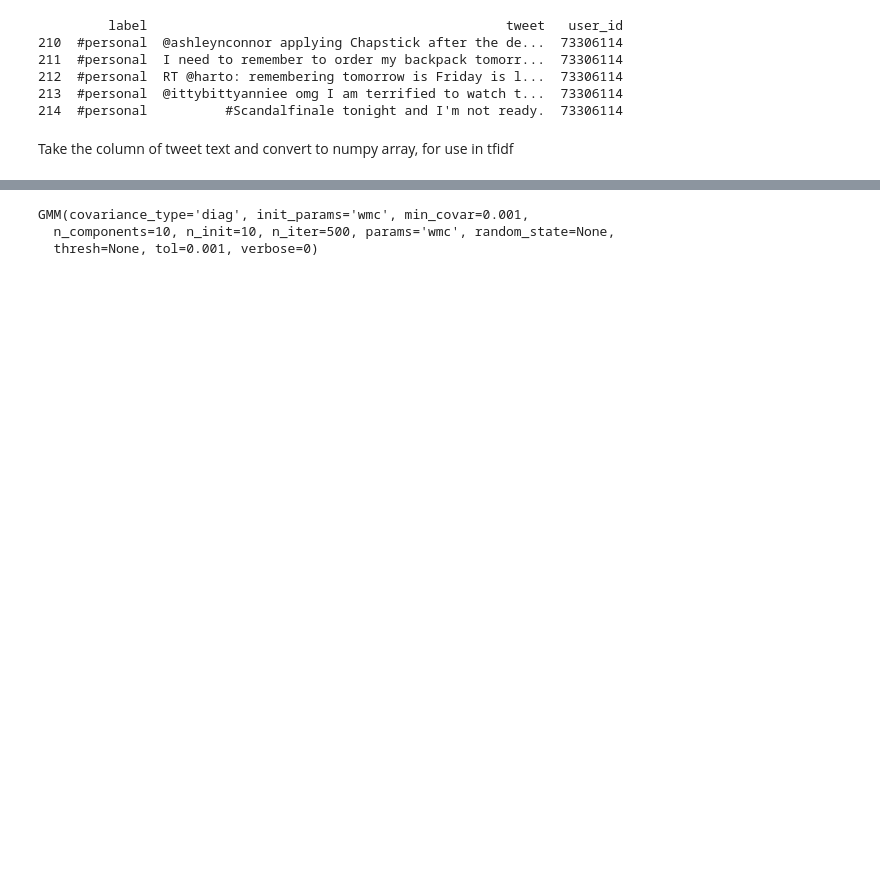
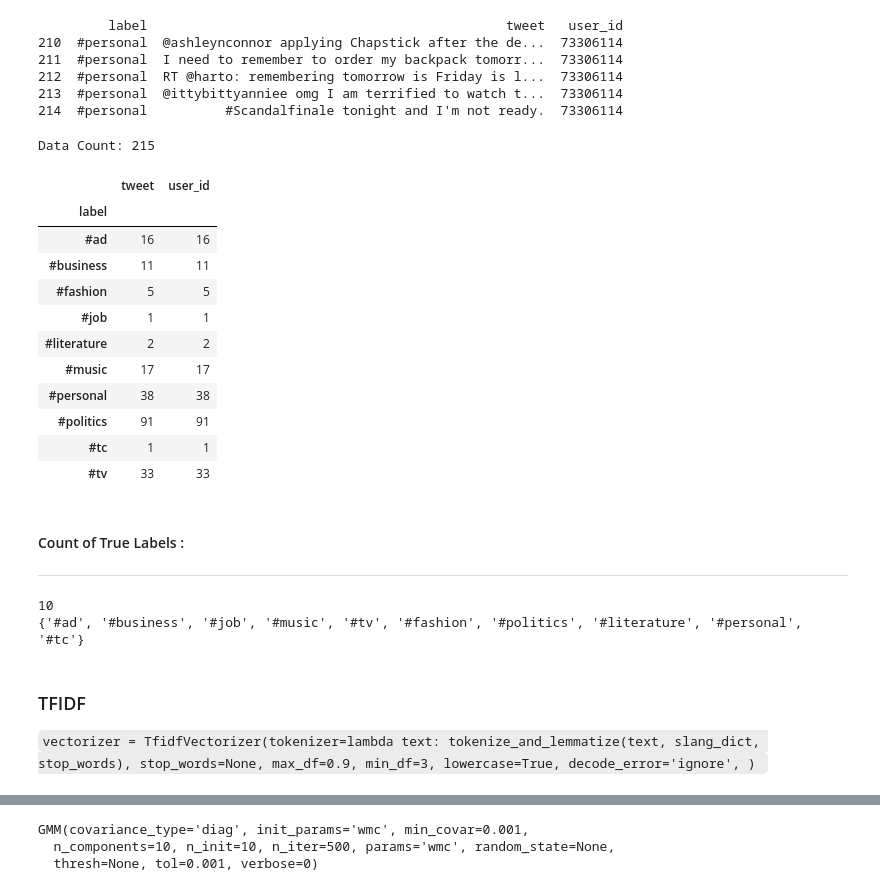
Before and after one commit to swatisaoji1/ipy_twitter, a Jupyter notebook: manually_labelled.ipynb, the cells around one changed output, grey strips where cells are left out. Saved outputs shown, nothing was run; the diff lists cells and outputs as text; code cells hidden in the pictures; blank space fills up the shorter version.

```diff
--- a/manually_labelled.ipynb
+++ b/manually_labelled.ipynb
@@ -119,12 +132,48 @@ print(test_df.tail())
 212  #personal  RT @harto: remembering tomorrow is Friday is l...  73306114
 213  #personal  @ittybittyanniee omg I am terrified to watch t...  73306114
 214  #personal          #Scandalfinale tonight and I'm not ready.  73306114
+# %%
+print("Data Count: %d" % test_df.count()[0])
+test_df.groupby('label').count()
+# %% [output]
+Data Count: 215
+|  | tweet | user_id |
+| label |  |  |
+| #ad | 16 | 16 |
+| #business | 11 | 11 |
+| #fashion | 5 | 5 |
+| #job | 1 | 1 |
+| #literature | 2 | 2 |
+| #music | 17 | 17 |
+| #personal | 38 | 38 |
+| #politics | 91 | 91 |
+| #tc | 1 | 1 |
+| #tv | 33 | 33 |
+# %% [markdown]
+#### Count of True Labels :
+___
+# %%
+# true labels
+t_labels = test_df.iloc[:, 0]
+print (len(set(t_labels)))
+print(set(t_labels))
+# %% [output]
+10
+{'#ad', '#business', '#job', '#music', '#tv', '#fashion', '#politics', '#literature', '#personal', '#tc'}
 # %%
 # convert the pandas series (tweet text) to numpy array
 text = test_df.iloc[:, 1]
 tweet_text = np.array(text)
-# %% [markdown]
-Take the column of tweet text and convert to numpy array, for use in tfidf
+# %% [markdown]
+### TFIDF
+
+`vectorizer = TfidfVectorizer(tokenizer=lambda text: tokenize_and_lemmatize(text, slang_dict, stop_words),
+                                 stop_words=None,
+                                 max_df=0.9,
+                                 min_df=3,
+                                 lowercase=True,
+                                 decode_error='ignore',
+                                 ) `
 # %%
 def get_tfidf_model(texts, stop_words= None, slang_dict=None):
     stop_words = stop_words_list()
```
Also changed, not shown: parts of 19 cells of this notebook, 7 other files.
